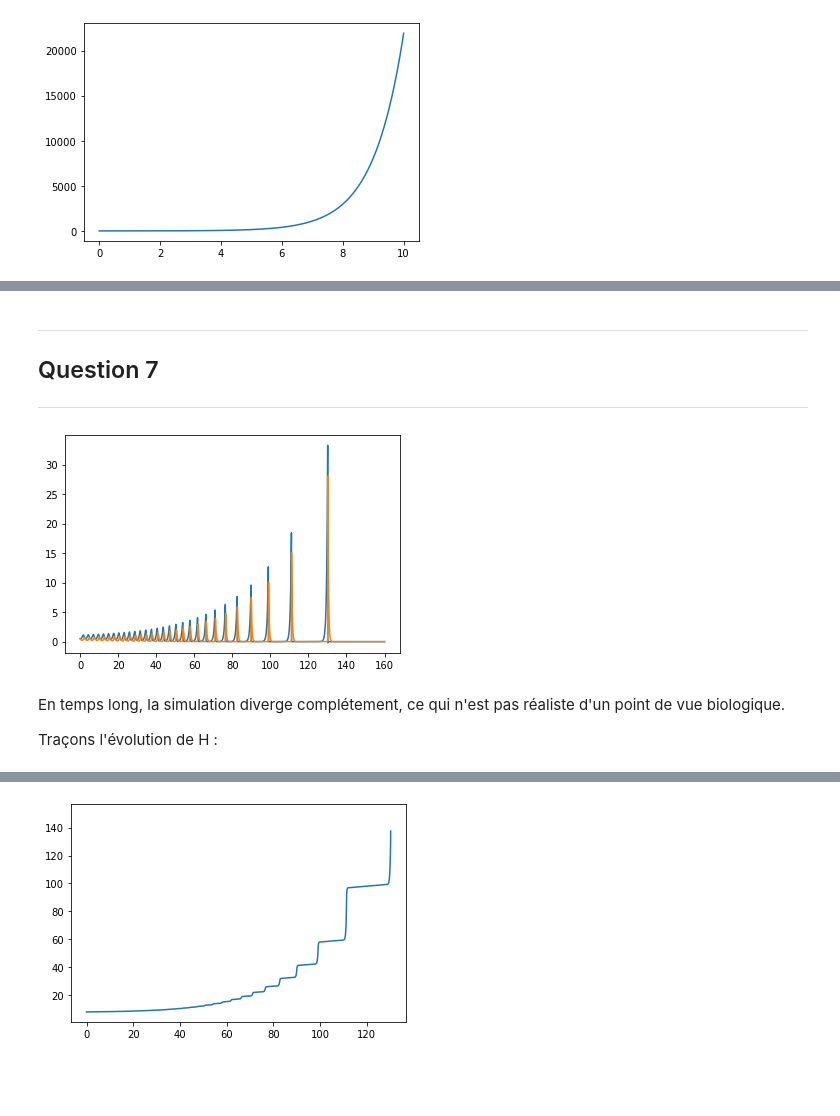
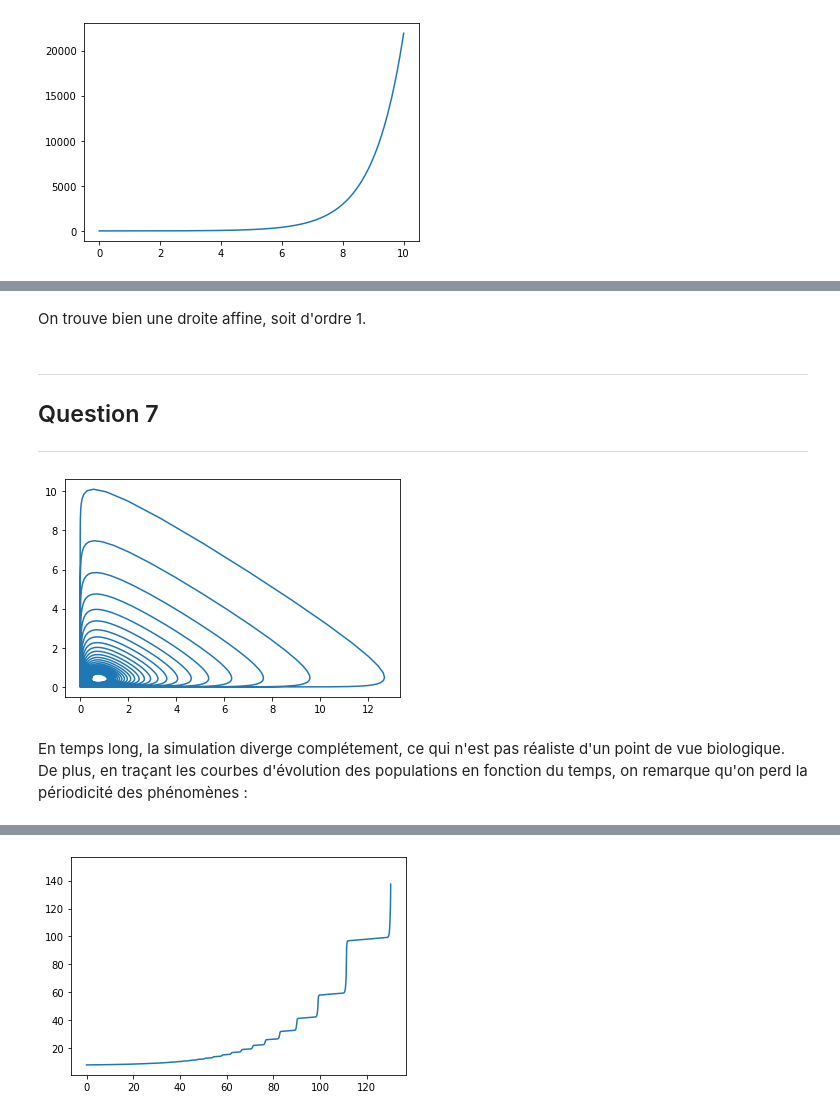
Before and after one commit to david-bretaud/equadiff, a Jupyter notebook: projet.ipynb, the cells around one changed output, grey strips where cells are left out. Cells and saved outputs as stored; diff of their text form; code cells hidden in the pictures; blank space fills up the shorter version.

```diff
--- a/projet.ipynb
+++ b/projet.ipynb
@@ -254,7 +259,7 @@ def exp(t, x):
 
 t0, tf = 0, 10
 dt = 10e-4
-sol = solve_euler_explicit(exp, 1, dt, t0, tf)
-plt.plot(*sol) ;
+t, x = solve_euler_explicit(exp, 1, dt, t0, tf)
+plt.plot(t, x) ;
 # %% [output]
 [figure]
@@ -263,18 +265,0 @@ Reste à voir pour l'ordre de convergence...
-# %%
-# Visualisation de l'ordre de convergence : on fait varier la constante Cs jusqu'à trouver un hypothétique maximum, qui correspondrait alors en ordonnée à l'ordre de convergence (en partie entière)
-
-f = exp
-F = np.exp
-
-def mu(j):
-    return la.norm(F(t[j+1]) - F(t[j]) - dt*f(t[j], x[j])) / dt
-
-Cs = np.linspace(10e3, 10e4, 10)
-
-def order(Cs):
-    l = int((tf-t0)/dt)
-    return (np.log(max([mu(j) for j in range(l)])) - np.log(Cs)) / np.log(dt)
-
-order = np.vectorize(order)
-
-plt.plot(Cs, order(Cs)) ;
@@ -290,3 +281,5 @@ max([mu(j) for j in range(l)])
+# %% [markdown]
+On trouve bien une droite affine, soit d'ordre 1.
 # %% [markdown]
 ---
 
@@ -296,15 +289,13 @@ max([mu(j) for j in range(l)])
 # %%
 def F(t,x):
     return np.array(f(*x))
 
-sol = solve_euler_explicit(F, [0.5, 0.5], 10e-3, 0.0, 160.0)
+sol = solve_euler_explicit(F, [0.5, 0.5], 10e-3, 0.0, 100.0)
 t, x = sol[0], np.array(sol[1]) # Conversion en array numpy pour effectuer des slices
 
-plt.plot(t, x[:,0]);
-plt.plot(t, x[:,1]);
+plt.plot(x[:,0], x[:,1]);
 # %% [output]
-[figure, old version]
+[figure, new version]
 # %% [markdown]
 En temps long, la simulation diverge complétement, ce qui n'est pas réaliste d'un point de vue biologique.
-
-Traçons l'évolution de H :
+De plus, en traçant les courbes d'évolution des populations en fonction du temps, on remarque qu'on perd la périodicité des phénomènes :
```
Also changed, not shown: parts of 18 cells of this notebook.
